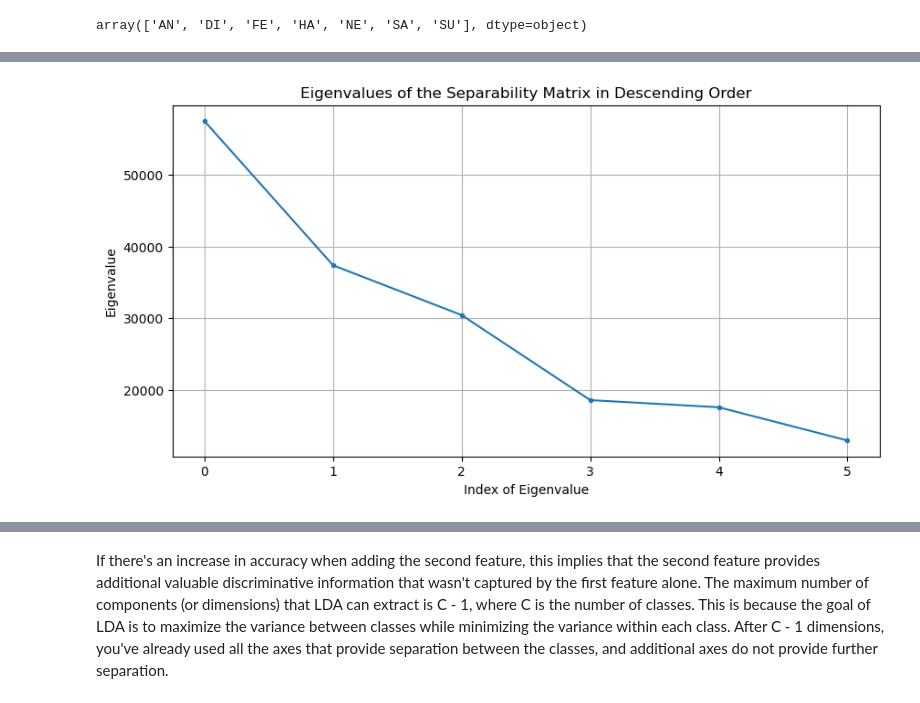
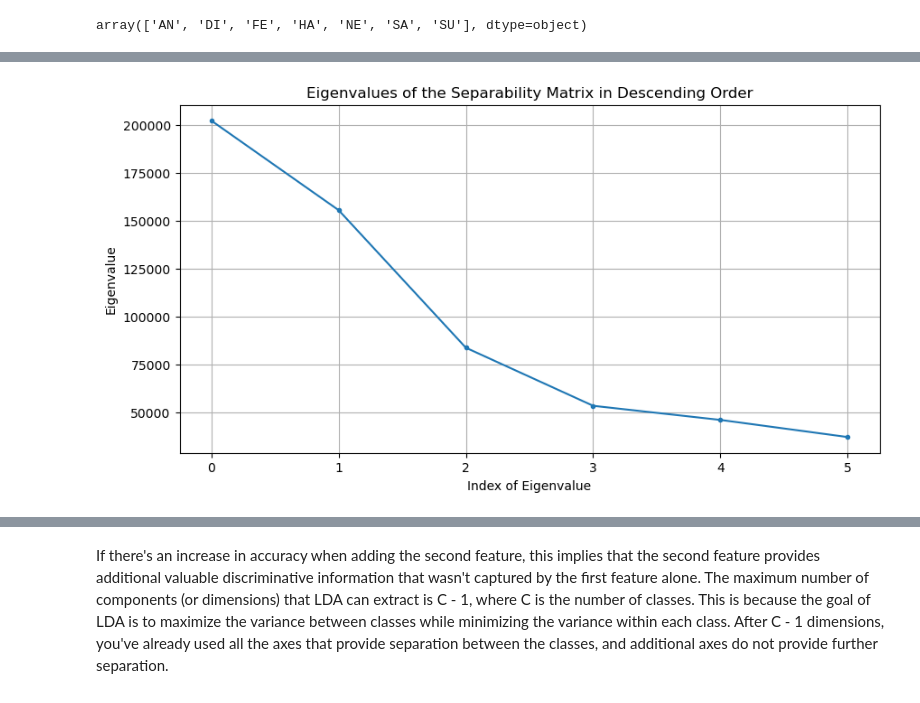
Before and after one commit to itsatefe/Pattern-Recognition, a Jupyter notebook: HW4/LDA.ipynb, the cells around one changed output, grey strips where cells are left out. Drawn from its saved outputs; the diff is of its cells as text; code cells hidden in the pictures.

```diff
--- a/HW4/LDA.ipynb
+++ b/HW4/LDA.ipynb
@@ -154,12 +154,12 @@ def plot_inverse_transformation(reconstructed_images, unique_classes, image_size
 # %%
 separability_matrix = calculate_separability_matrix(Sw, Sb)
 # %%
-eigenvalues, eigenvectors = np.linalg.eigh(separability_matrix)
+eigenvalues, eigenvectors = np.linalg.eig(separability_matrix)
 # %% [markdown]
 This null space represents directions in the feature space along which the projection does not help to separate the classes any further because these directions do not contribute to between-class variance.
 # %%
 eigenvectors = eigenvectors.T
-idxs = np.argsort(abs(eigenvalues))[::-1]
+idxs = np.argsort(eigenvalues)[::-1]
 eigenvalues = eigenvalues[idxs]
 eigenvectors = eigenvectors[idxs]
 # %%
@@ -206,13 +207,13 @@ else:
 # %%
 plt.figure(figsize=(10, 5))
-plt.plot(abs(eigenvalues[:len(unique_classes) - 1]), 'o-', markersize=3)
+plt.plot(eigenvalues[:len(unique_classes) - 1], 'o-', markersize=3)
 plt.title('Eigenvalues of the Separability Matrix in Descending Order')
 plt.xlabel('Index of Eigenvalue')
 plt.ylabel('Eigenvalue')
 plt.grid(True)
 plt.show()
 # %% [output]
-[figure, old version]
+[figure, new version]
 # %%
 X_train, X_test, y_train, y_test = train_test_split(transformed_images, y, test_size=0.3, random_state=42)
 # %%
```
Also changed, not shown: parts of 9 cells of this notebook, 2 other files.
